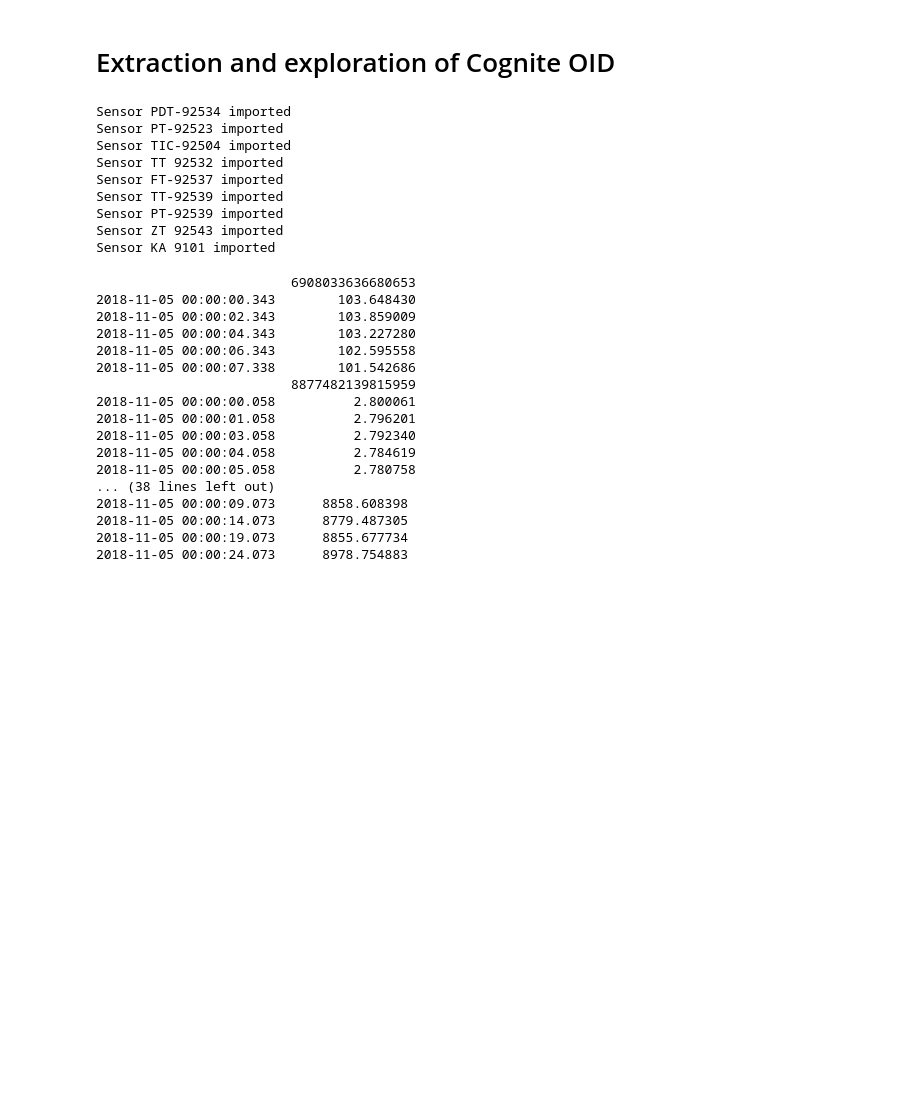
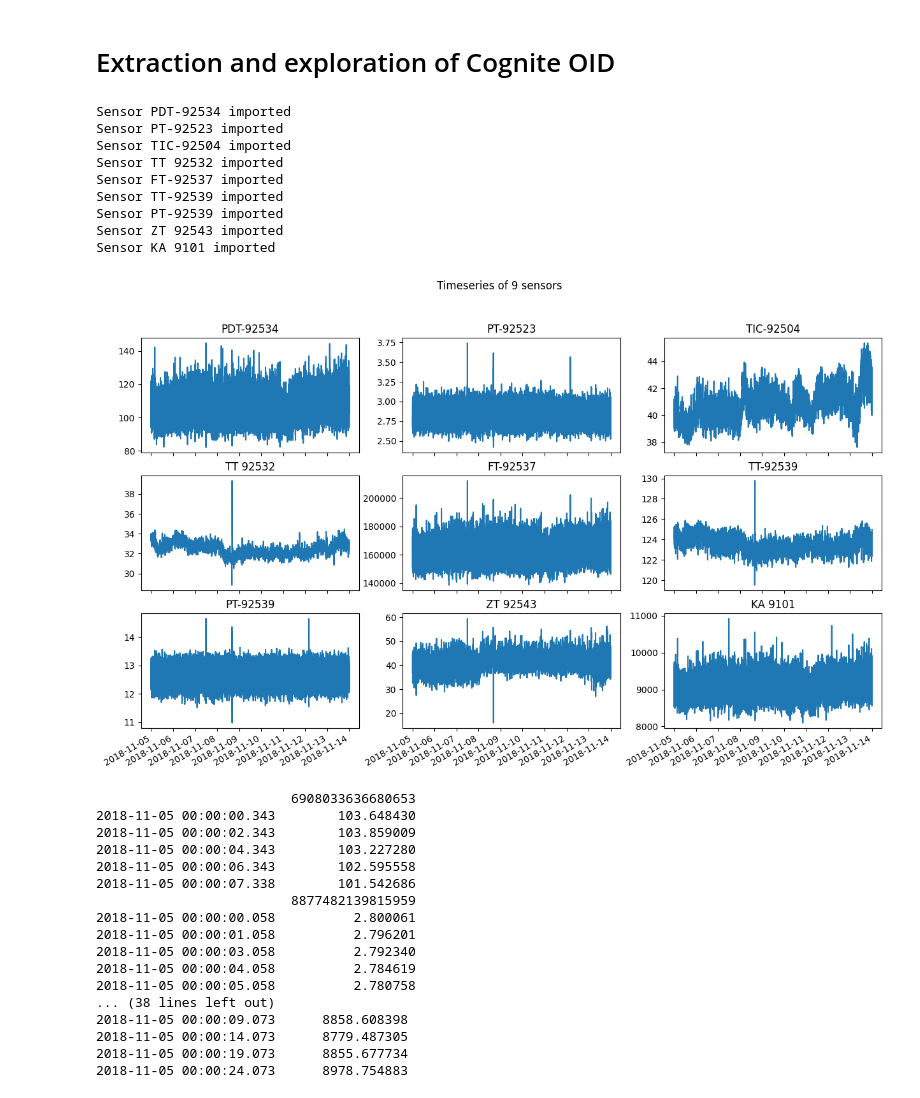
Before and after one commit to fredrikSveen/time_series_gan_project, a Jupyter notebook: data_exploration.ipynb, the cells around one changed output. Cells and saved outputs as stored; diff of their text form; code cells hidden in the pictures; blank space fills up the shorter version.

```diff
--- a/data_exploration.ipynb
+++ b/data_exploration.ipynb
@@ -30,28 +30,29 @@ enddate = datetime(2018, 11, 14, tzinfo=timezone.utc)
 # %%
 
 # Extract dataframes from Cognite OID and store them in the dfs_dict dictionary
 for k, v in sensors.items():
     res = c.time_series.data.retrieve_dataframe(id=v,
                                                 start=startdate,
                                                 end=enddate,
                                                 column_names='id')
     # res.index = res.index.strftime("%d/%m/%Y, %H:%M:%S")
     dfs_dict[k] = res
     print(f'Sensor {k} imported')
 
 # Functions to plot one or all sensors
 # plot_sensor_data('PDT-92534', dfs_dict)
-# plot_all_nine_sensors(dfs_dict)
+plot_all_nine_sensors(dfs_dict)
 # %% [output]
 Sensor PDT-92534 imported
 Sensor PT-92523 imported
 Sensor TIC-92504 imported
 Sensor TT 92532 imported
 Sensor FT-92537 imported
 Sensor TT-92539 imported
 Sensor PT-92539 imported
 Sensor ZT 92543 imported
 Sensor KA 9101 imported
+[figure, added]
 # %%
 # Inspect the start of each sensors time series
 for name, df in dfs_dict.items():
```
Also changed, not shown: parts of 3 cells of this notebook, 1 other file.
